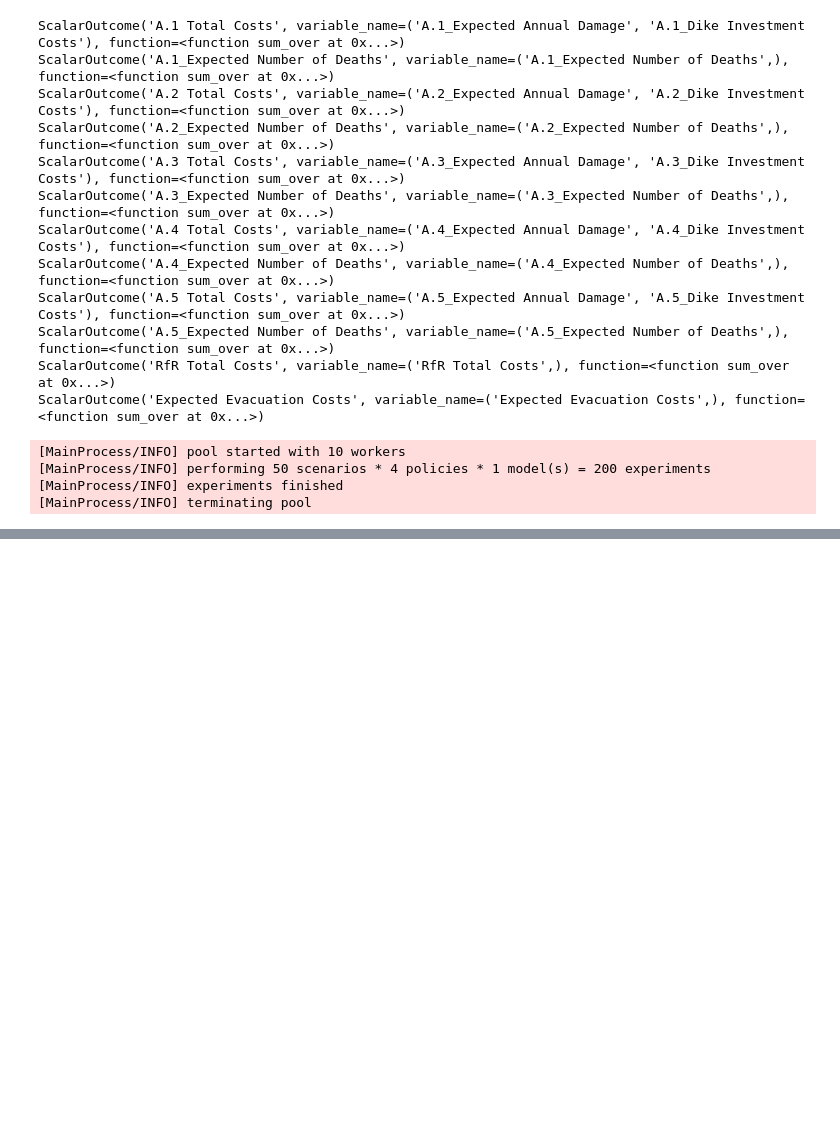
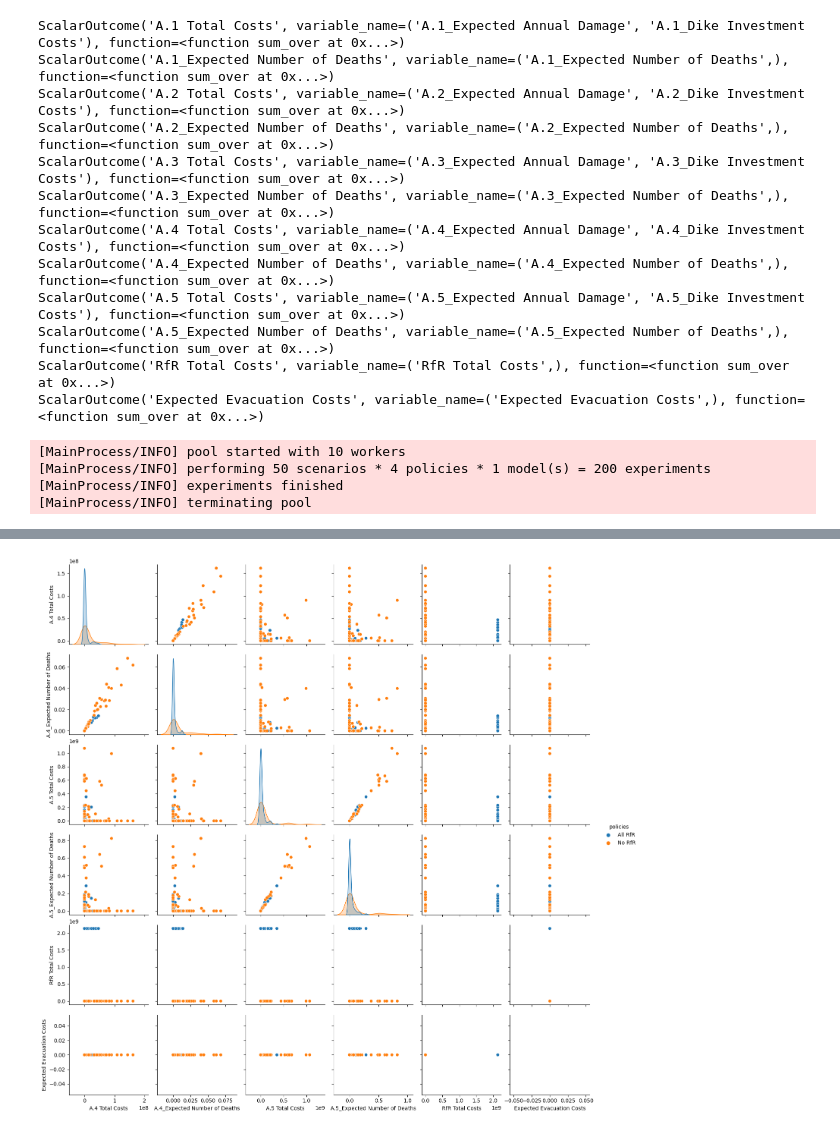
Before and after one commit to Q-Quan/MBDMGroup22, a Jupyter notebook: final assignment/Problem Formulations.ipynb, the cells around one changed output, grey strips where cells are left out. Drawn from its saved outputs; the diff is of its cells as text; code cells hidden in the pictures; blank space fills up the shorter version.

```diff
--- a/final assignment/Problem Formulations.ipynb
+++ b/final assignment/Problem Formulations.ipynb
@@ -209,0 +207,3 @@ pd.DataFrame(outcomes)
+# %%
+outcomes_df["policies"] = experiments.policy
+outcomes_df
@@ -209,0 +224,3 @@ pd.DataFrame(outcomes)
+# %%
+to_plot = outcomes_df.columns.tolist()[6:]
+to_plot
@@ -209,0 +235,7 @@ pd.DataFrame(outcomes)
+# %%
+import seaborn
+
+seaborn.pairplot(outcomes_df[to_plot], hue="policies")
+plt.show()
+# %% [output]
+[figure, added]
```
Also changed, not shown: parts of 10 cells of this notebook, 3 other files.
